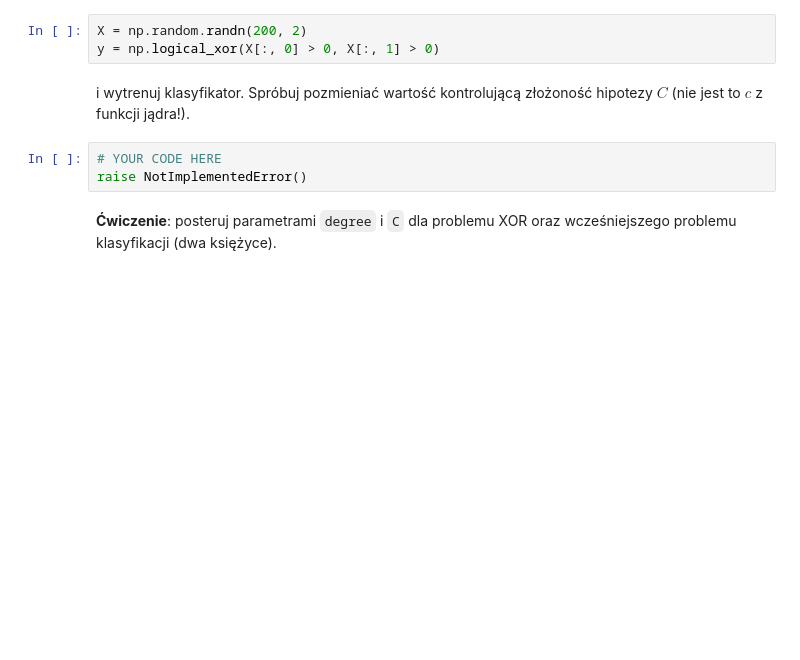
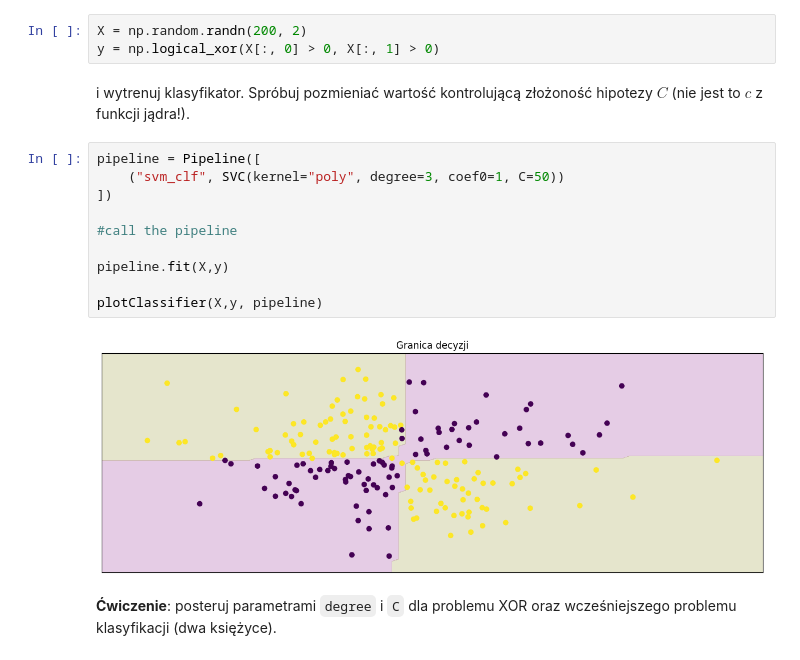
Before and after one commit to Mimikkk/study-master-2023-sus, a Jupyter notebook: exercise-4-svm/notebook.ipynb, the cells around one changed output. Cells and saved outputs as stored; diff of their text form; blank space fills up the shorter version.

```diff
--- a/exercise-4-svm/notebook.ipynb
+++ b/exercise-4-svm/notebook.ipynb
@@ -309,9 +340,18 @@ X = np.random.randn(200, 2)
 y = np.logical_xor(X[:, 0] > 0, X[:, 1] > 0)
 # %% [markdown]
 i wytrenuj klasyfikator. Spróbuj pozmieniać wartość kontrolującą złożoność hipotezy $C$ (nie jest to $c$ z funkcji jądra!).
-# %%
-# YOUR CODE HERE
-raise NotImplementedError()
+# %%
+pipeline = Pipeline([
+    ("svm_clf", SVC(kernel="poly", degree=3, coef0=1, C=50))
+])
+
+#call the pipeline
+
+pipeline.fit(X,y)
+
+plotClassifier(X,y, pipeline)
+# %% [output]
+[figure, added]
 # %% [markdown]
 **Ćwiczenie**: posteruj parametrami `degree` i `C` dla problemu XOR oraz wcześniejszego problemu klasyfikacji (dwa księżyce).
 # %% [markdown]
```
Also changed, not shown: parts of 25 cells of this notebook.
